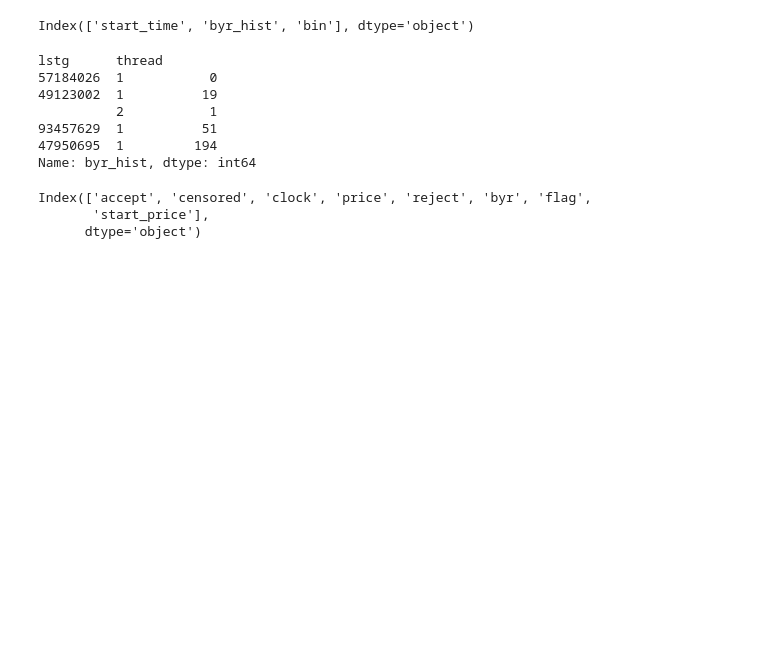
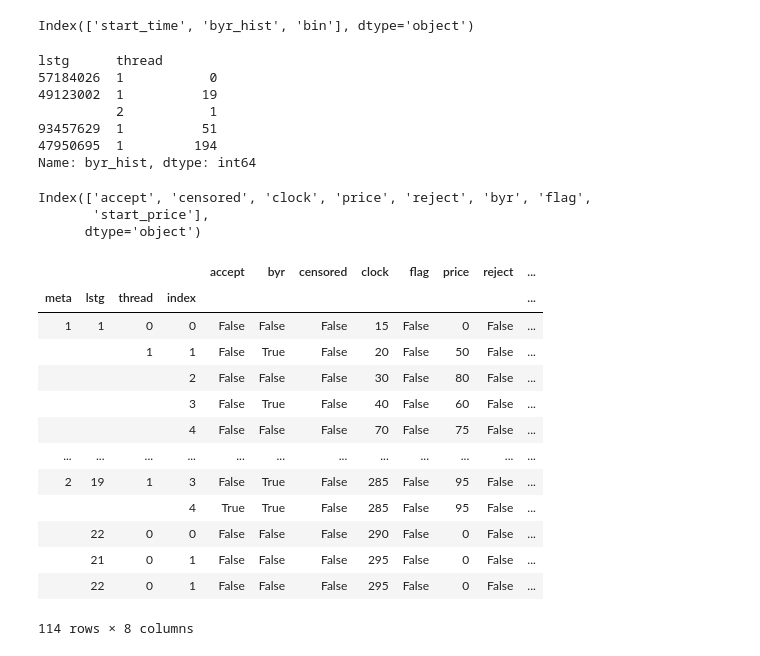
Before and after one commit to bpiv400/eBay, a Jupyter notebook: notebooks/debug_meta_feats.ipynb, the cells around one changed output. Saved outputs shown, nothing was run; the diff lists cells and outputs as text; code cells hidden in the pictures; blank space fills up the shorter version.

```diff
--- a/notebooks/debug_meta_feats.ipynb
+++ b/notebooks/debug_meta_feats.ipynb
@@ -205,3 +205,23 @@ events.columns
 Index(['accept', 'censored', 'clock', 'price', 'reject', 'byr', 'flag',
        'start_price'],
       dtype='object')
+# %%
+events = setup_complex_lstg(None, meta=1, leaf=1)
+events = setup_complex_lstg(events, meta=2, leaf=1, starter=11)
+events.index = events.index.droplevel(['cndtn', 'leaf'])
+events = events.xs(1, level='index')
+# %% [output]
+|  |  |  |  | accept | byr | censored | clock | flag | price | reject | ... |
+| meta | lstg | thread | index |  |  |  |  |  |  |  | ... |
+| 1 | 1 | 0 | 0 | False | False | False | 15 | False | 0 | False | ... |
+|  |  | 1 | 1 | False | True | False | 20 | False | 50 | False | ... |
+|  |  |  | 2 | False | False | False | 30 | False | 80 | False | ... |
+|  |  |  | 3 | False | True | False | 40 | False | 60 | False | ... |
+|  |  |  | 4 | False | False | False | 70 | False | 75 | False | ... |
+| ... | ... | ... | ... | ... | ... | ... | ... | ... | ... | ... | ... |
+| 2 | 19 | 1 | 3 | False | True | False | 285 | False | 95 | False | ... |
+|  |  |  | 4 | True | True | False | 285 | False | 95 | False | ... |
+|  | 22 | 0 | 0 | False | False | False | 290 | False | 0 | False | ... |
+|  | 21 | 0 | 1 | False | False | False | 295 | False | 0 | False | ... |
+|  | 22 | 0 | 1 | False | False | False | 295 | False | 0 | False | ... |
+114 rows × 8 columns
```
Also changed, not shown: parts of 2 cells of this notebook, 2 other files.
